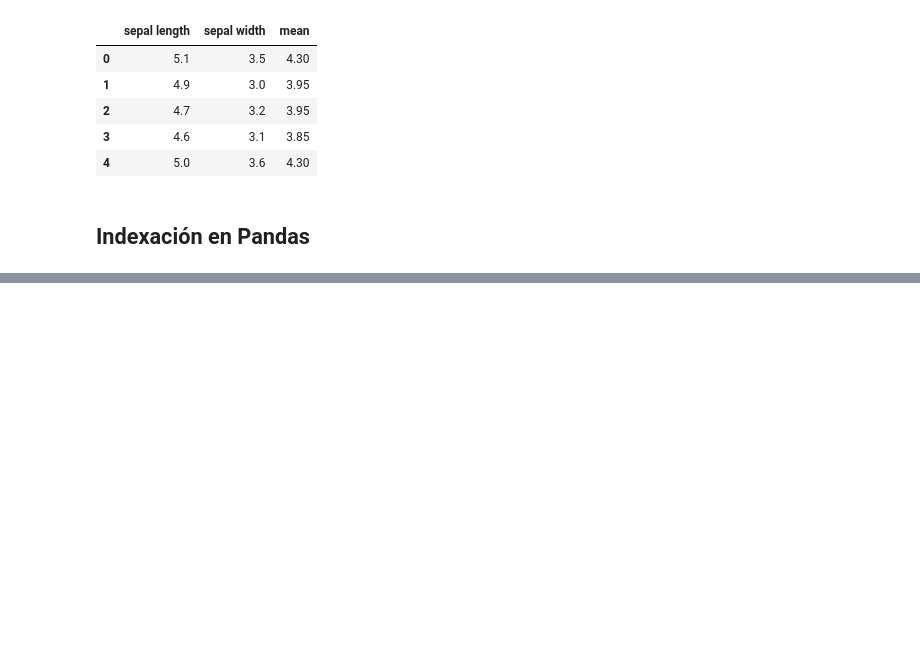
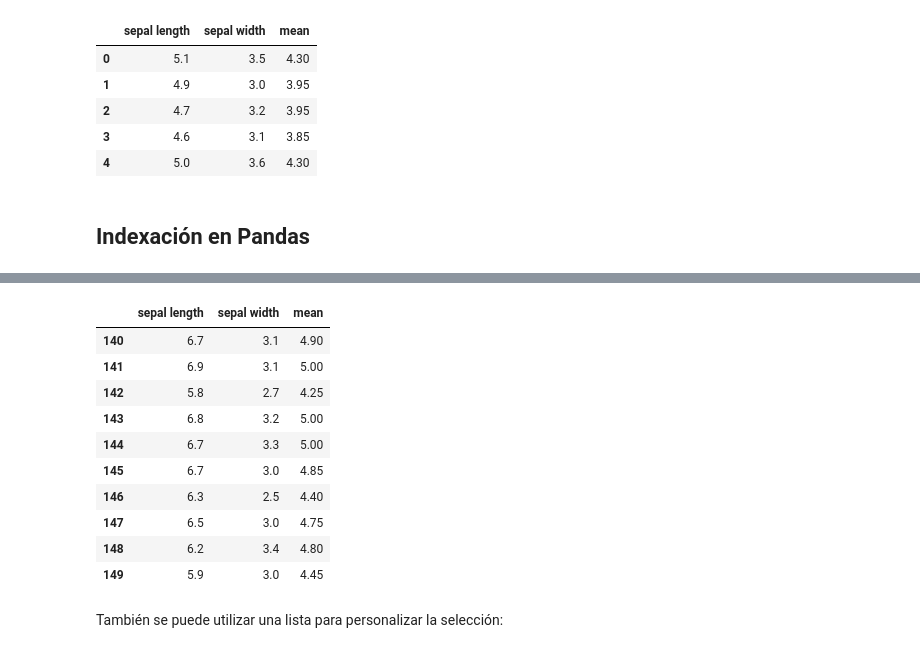
Before and after one commit to angelbujalance/Formacion-Pandas, a Jupyter notebook: formacion_pandas_acc-song.ipynb, the cells around one changed output, grey strips where cells are left out. Cells and saved outputs as stored; diff of their text form; code cells hidden in the pictures; blank space fills up the shorter version.

```diff
--- a/formacion_pandas_acc-song.ipynb
+++ b/formacion_pandas_acc-song.ipynb
@@ -273,0 +326,16 @@ See the caveats in the documentation: https://pandas.pydata.org/pandas-docs/stab
+# %%
+sepal.iloc[140:] # de la fila 140 hasta la última
+# %% [output]
+|  | sepal length | sepal width | mean |
+| 140 | 6.7 | 3.1 | 4.90 |
+| 141 | 6.9 | 3.1 | 5.00 |
+| 142 | 5.8 | 2.7 | 4.25 |
+| 143 | 6.8 | 3.2 | 5.00 |
+| 144 | 6.7 | 3.3 | 5.00 |
+| 145 | 6.7 | 3.0 | 4.85 |
+| 146 | 6.3 | 2.5 | 4.40 |
+| 147 | 6.5 | 3.0 | 4.75 |
+| 148 | 6.2 | 3.4 | 4.80 |
+| 149 | 5.9 | 3.0 | 4.45 |
+# %% [markdown]
+También se puede utilizar una lista para personalizar la selección:
```
Also changed, not shown: parts of 17 cells of this notebook.
